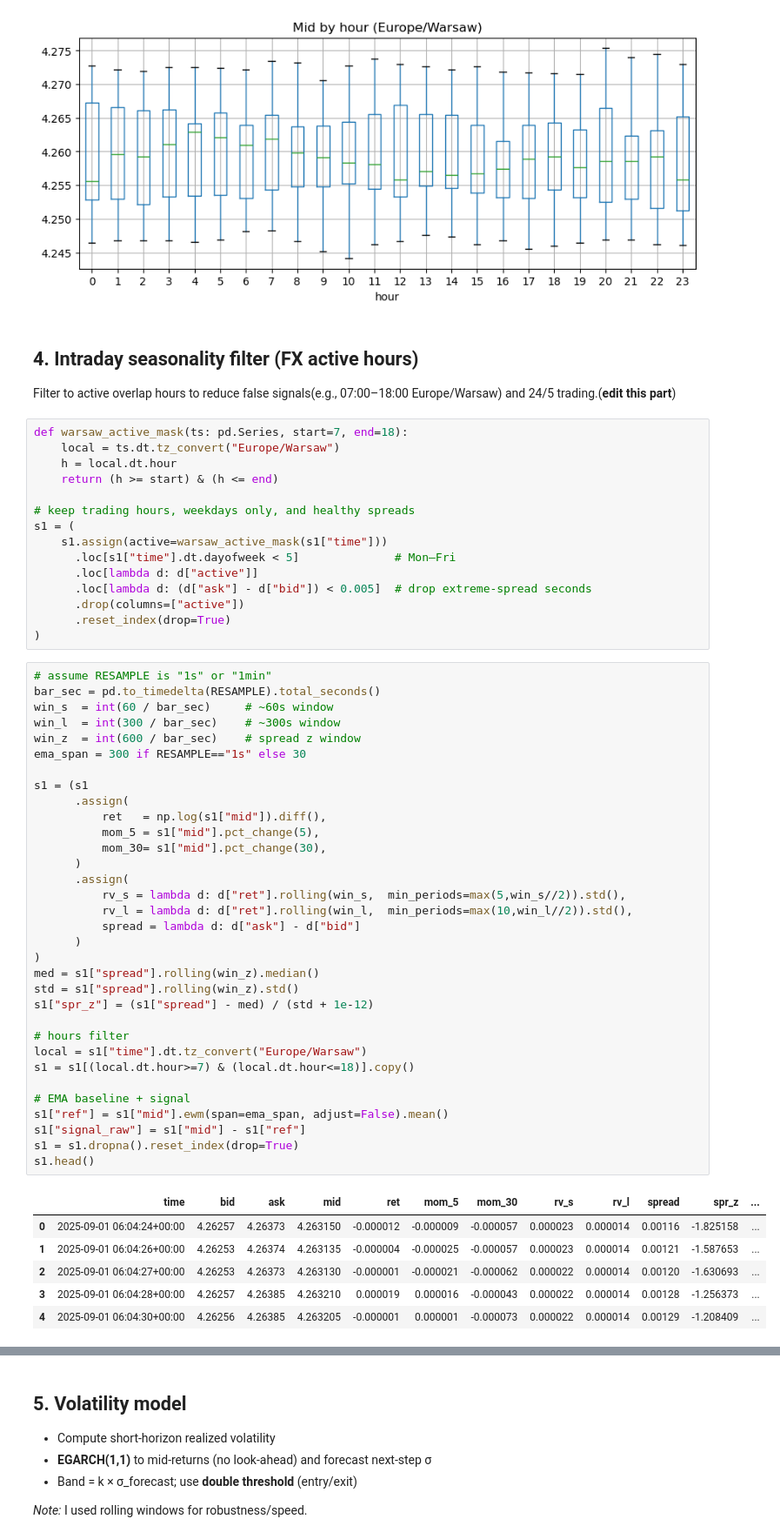
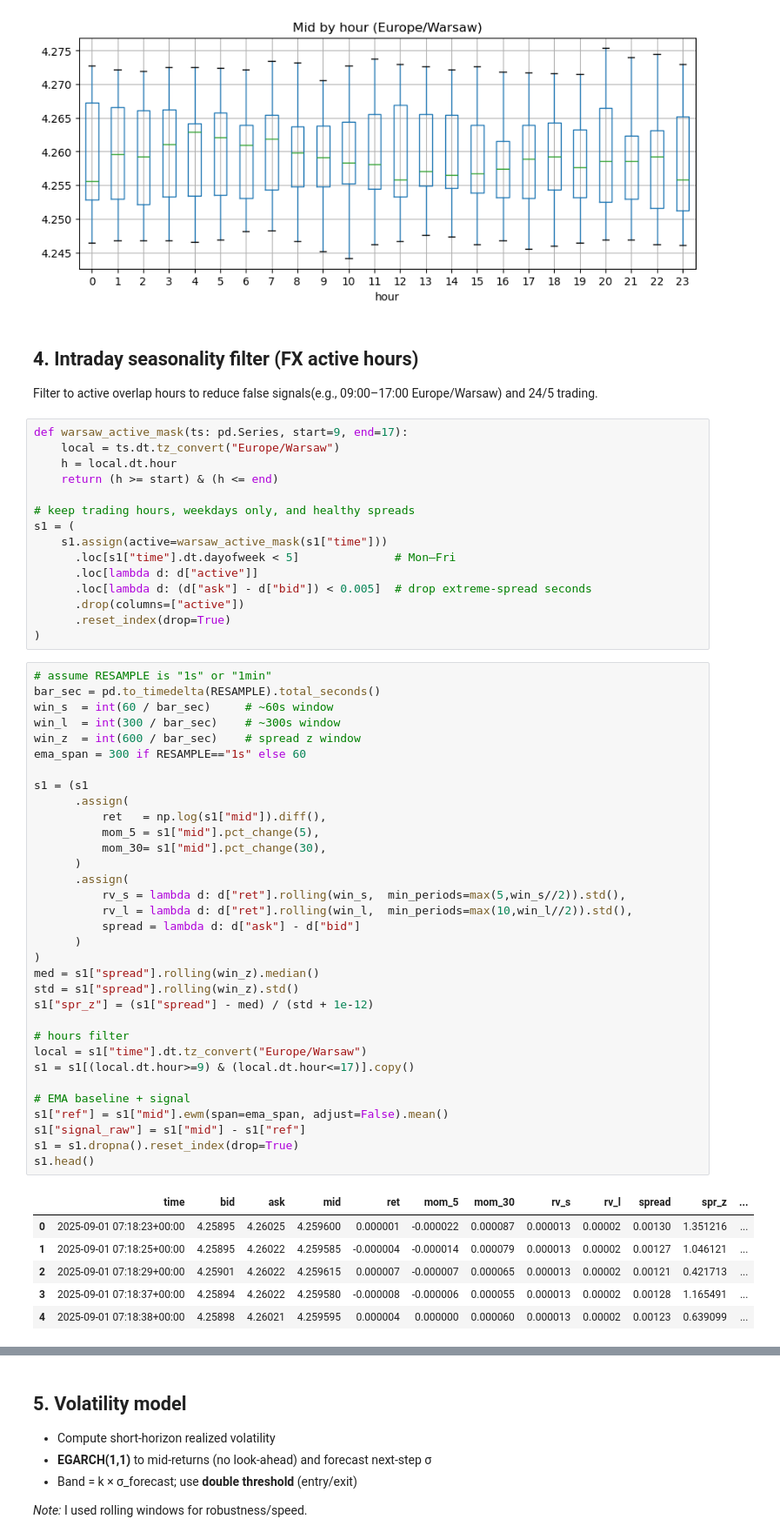
Before and after one commit to Paula-gwn/Applied_finance, a Jupyter notebook: Investment_strategy.ipynb, the cells around one changed output, grey strips where cells are left out. Shown at 87% size. Drawn from its saved outputs; the diff is of its cells as text.

```diff
--- a/eurpln_double_vol_breakout-Copy1.ipynb
+++ b/Investment_strategy.ipynb
@@ -361,9 +361,9 @@ plt.show()
 [figure]
 # %% [markdown]
 ## 4. Intraday seasonality filter (FX active hours)
-Filter to active overlap hours to reduce false signals(e.g., 07:00–18:00 Europe/Warsaw) and 24/5 trading.(**edit this part**)
+Filter to active overlap hours to reduce false signals(e.g., 09:00–17:00 Europe/Warsaw) and 24/5 trading.
 # %%
-def warsaw_active_mask(ts: pd.Series, start=7, end=18):
+def warsaw_active_mask(ts: pd.Series, start=9, end=17):
     local = ts.dt.tz_convert("Europe/Warsaw")
     h = local.dt.hour
     return (h >= start) & (h <= end)
@@ -383,40 +383,40 @@ bar_sec = pd.to_timedelta(RESAMPLE).total_seconds()
 win_s  = int(60 / bar_sec)     # ~60s window
 win_l  = int(300 / bar_sec)    # ~300s window
 win_z  = int(600 / bar_sec)    # spread z window
-ema_span = 300 if RESAMPLE=="1s" else 30
+ema_span = 300 if RESAMPLE=="1s" else 60
 
 s1 = (s1
       .assign(
           ret   = np.log(s1["mid"]).diff(),
           mom_5 = s1["mid"].pct_change(5),
           mom_30= s1["mid"].pct_change(30),
       )
       .assign(
           rv_s = lambda d: d["ret"].rolling(win_s,  min_periods=max(5,win_s//2)).std(),
           rv_l = lambda d: d["ret"].rolling(win_l,  min_periods=max(10,win_l//2)).std(),
           spread = lambda d: d["ask"] - d["bid"]
       )
 )
 med = s1["spread"].rolling(win_z).median()
 std = s1["spread"].rolling(win_z).std()
 s1["spr_z"] = (s1["spread"] - med) / (std + 1e-12)
 
 # hours filter
 local = s1["time"].dt.tz_convert("Europe/Warsaw")
-s1 = s1[(local.dt.hour>=7) & (local.dt.hour<=18)].copy()
+s1 = s1[(local.dt.hour>=9) & (local.dt.hour<=17)].copy()
 
 # EMA baseline + signal
 s1["ref"] = s1["mid"].ewm(span=ema_span, adjust=False).mean()
 s1["signal_raw"] = s1["mid"] - s1["ref"]
 s1 = s1.dropna().reset_index(drop=True)
 s1.head()
 # %% [output]
 |  | time | bid | ask | mid | ret | mom_5 | mom_30 | rv_s | rv_l | spread | spr_z | ... |
-| 0 | 2025-09-01 06:04:24+00:00 | 4.26257 | 4.26373 | 4.263150 | -0.000012 | -0.000009 | -0.000057 | 0.000023 | 0.000014 | 0.00116 | -1.825158 | ... |
-| 1 | 2025-09-01 06:04:26+00:00 | 4.26253 | 4.26374 | 4.263135 | -0.000004 | -0.000025 | -0.000057 | 0.000023 | 0.000014 | 0.00121 | -1.587653 | ... |
-| 2 | 2025-09-01 06:04:27+00:00 | 4.26253 | 4.26373 | 4.263130 | -0.000001 | -0.000021 | -0.000062 | 0.000022 | 0.000014 | 0.00120 | -1.630693 | ... |
-| 3 | 2025-09-01 06:04:28+00:00 | 4.26257 | 4.26385 | 4.263210 | 0.000019 | 0.000016 | -0.000043 | 0.000022 | 0.000014 | 0.00128 | -1.256373 | ... |
-| 4 | 2025-09-01 06:04:30+00:00 | 4.26256 | 4.26385 | 4.263205 | -0.000001 | 0.000001 | -0.000073 | 0.000022 | 0.000014 | 0.00129 | -1.208409 | ... |
+| 0 | 2025-09-01 07:18:23+00:00 | 4.25895 | 4.26025 | 4.259600 | 0.000001 | -0.000022 | 0.000087 | 0.000013 | 0.00002 | 0.00130 | 1.351216 | ... |
+| 1 | 2025-09-01 07:18:25+00:00 | 4.25895 | 4.26022 | 4.259585 | -0.000004 | -0.000014 | 0.000079 | 0.000013 | 0.00002 | 0.00127 | 1.046121 | ... |
+| 2 | 2025-09-01 07:18:29+00:00 | 4.25901 | 4.26022 | 4.259615 | 0.000007 | -0.000007 | 0.000065 | 0.000013 | 0.00002 | 0.00121 | 0.421713 | ... |
+| 3 | 2025-09-01 07:18:37+00:00 | 4.25894 | 4.26022 | 4.259580 | -0.000008 | -0.000006 | 0.000055 | 0.000013 | 0.00002 | 0.00128 | 1.165491 | ... |
+| 4 | 2025-09-01 07:18:38+00:00 | 4.25898 | 4.26021 | 4.259595 | 0.000004 | 0.000000 | 0.000060 | 0.000013 | 0.00002 | 0.00123 | 0.639099 | ... |
 # %%
 assert {"ret","mom_5","mom_30","rv_s","rv_l","spread","spr_z","ref","signal_raw"}.issubset(s1.columns)
 assert (s1["ask"] > s1["bid"]).all()
```
Also changed, not shown: parts of 19 cells of this notebook, 2 other files.
